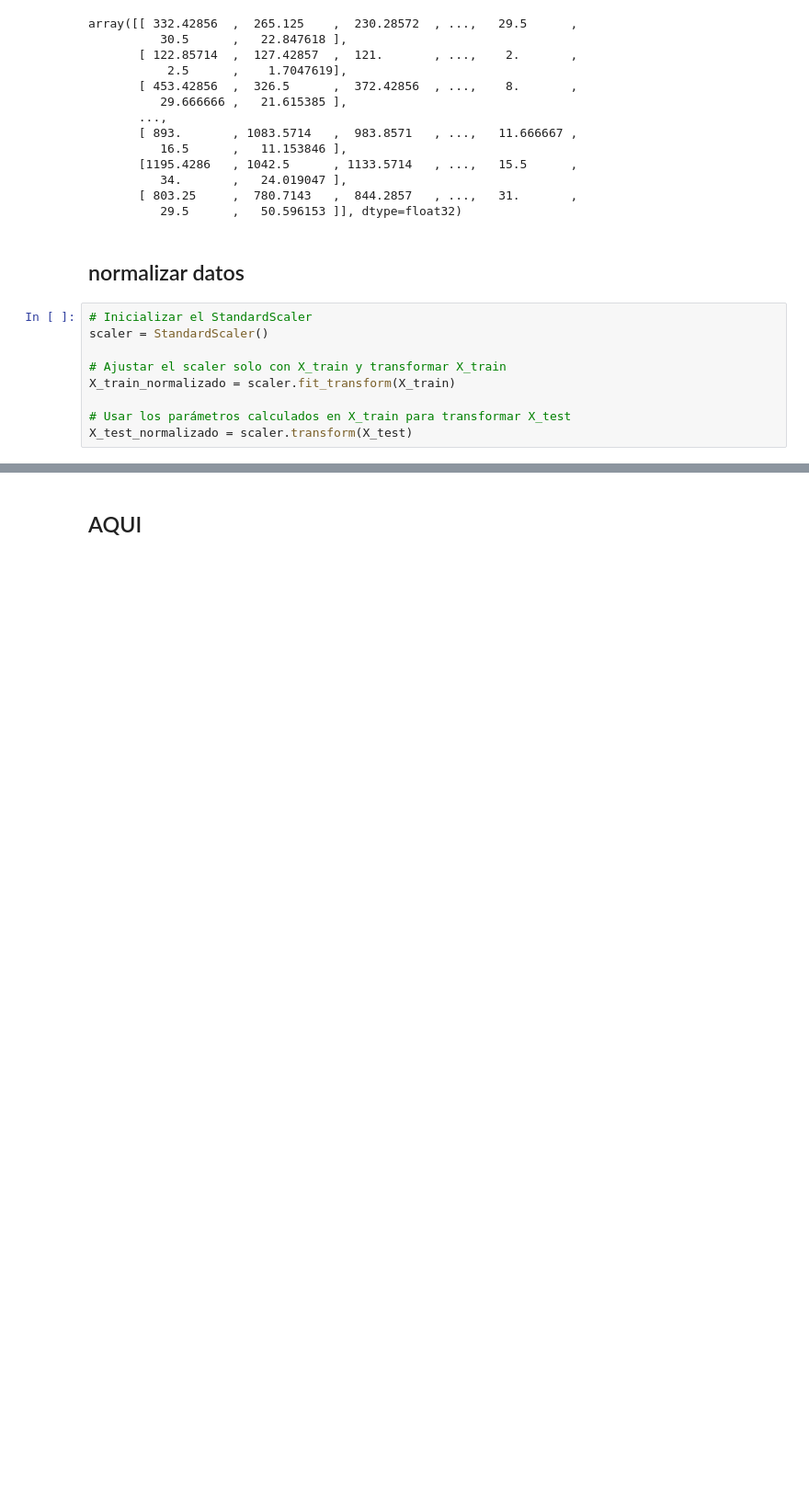
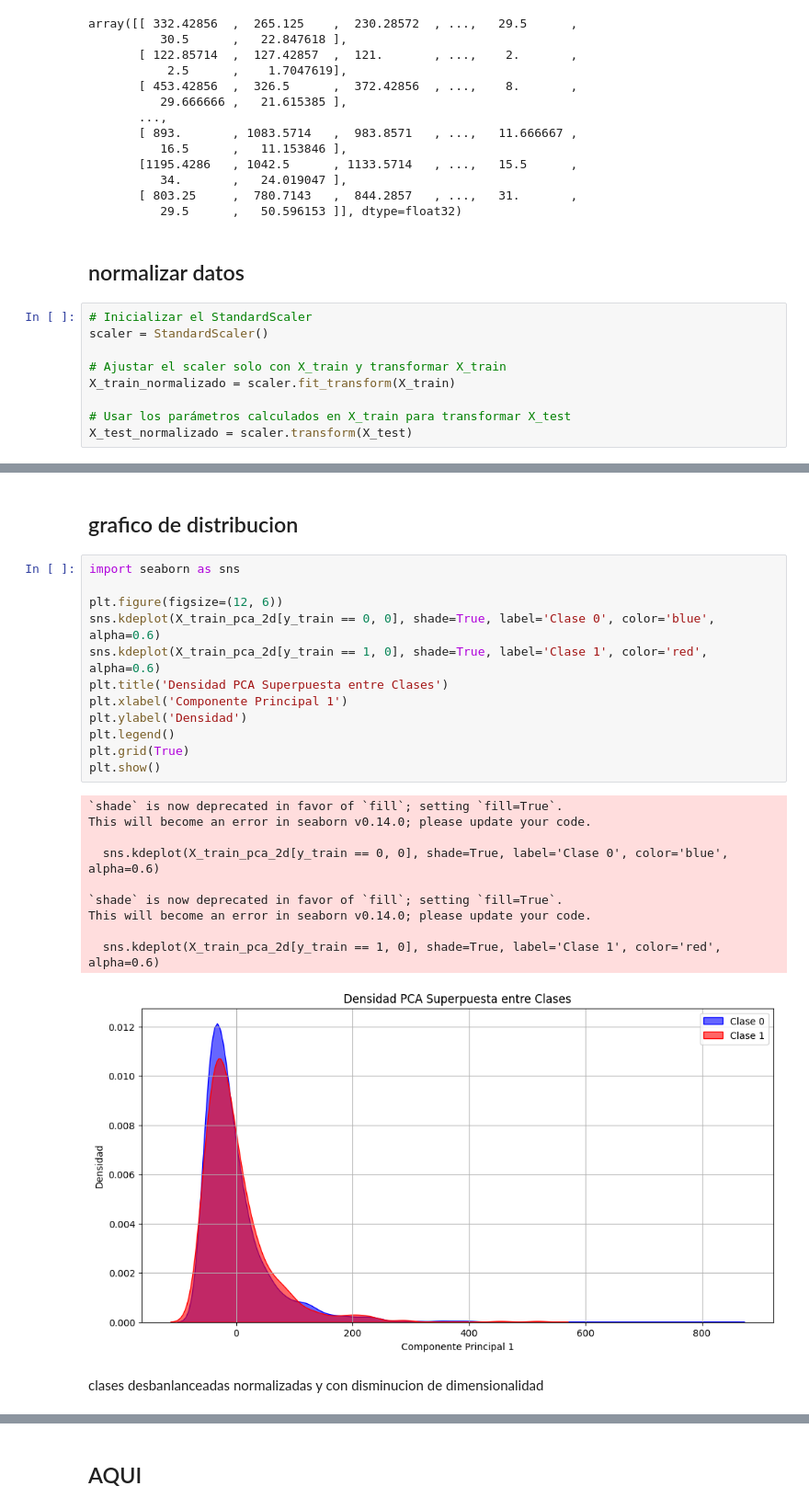
Before and after one commit to pablohernanpinto/tesis, a Jupyter notebook: DeepAMRConSMOTE Prueba.ipynb, the cells around one changed output, grey strips where cells are left out. Shown at 92% size. Saved outputs shown, nothing was run; the diff lists cells and outputs as text; blank space fills up the shorter version.

```diff
--- a/DeepAMRConSMOTE Prueba.ipynb
+++ b/DeepAMRConSMOTE Prueba.ipynb
@@ -122,0 +167,27 @@ X_test_normalizado = scaler.transform(X_test)
+# %% [markdown]
+## grafico de distribucion
+# %%
+import seaborn as sns
+
+plt.figure(figsize=(12, 6))
+sns.kdeplot(X_train_pca_2d[y_train == 0, 0], shade=True, label='Clase 0', color='blue', alpha=0.6)
+sns.kdeplot(X_train_pca_2d[y_train == 1, 0], shade=True, label='Clase 1', color='red', alpha=0.6)
+plt.title('Densidad PCA Superpuesta entre Clases')
+plt.xlabel('Componente Principal 1')
+plt.ylabel('Densidad')
+plt.legend()
+plt.grid(True)
+plt.show()
+# %% [output]
+`shade` is now deprecated in favor of `fill`; setting `fill=True`.
+This will become an error in seaborn v0.14.0; please update your code.
+
+  sns.kdeplot(X_train_pca_2d[y_train == 0, 0], shade=True, label='Clase 0', color='blue', alpha=0.6)
+
+`shade` is now deprecated in favor of `fill`; setting `fill=True`.
+This will become an error in seaborn v0.14.0; please update your code.
+
+  sns.kdeplot(X_train_pca_2d[y_train == 1, 0], shade=True, label='Clase 1', color='red', alpha=0.6)
+[figure, added]
+# %% [markdown]
+clases desbanlanceadas normalizadas y con disminucion de dimensionalidad
```
Also changed, not shown: parts of 33 cells of this notebook, 4 other files.
